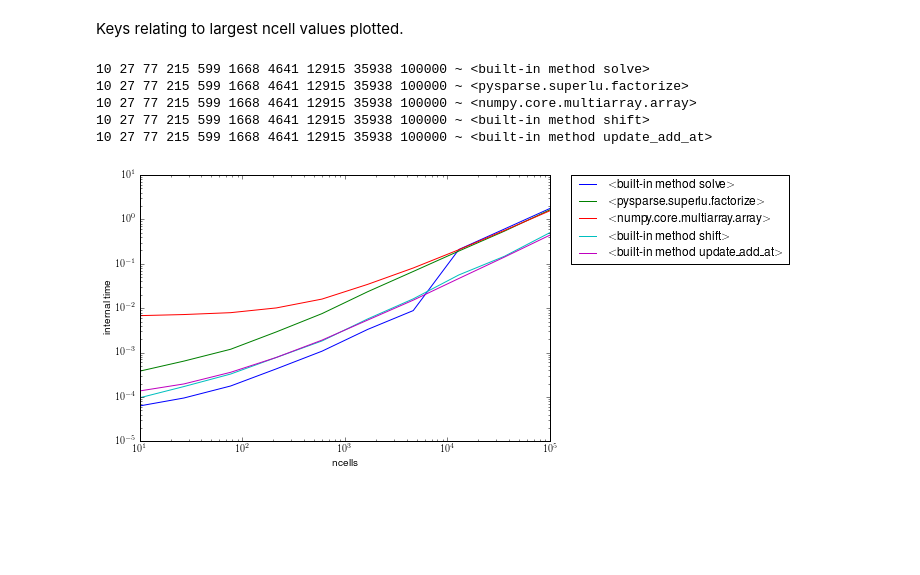
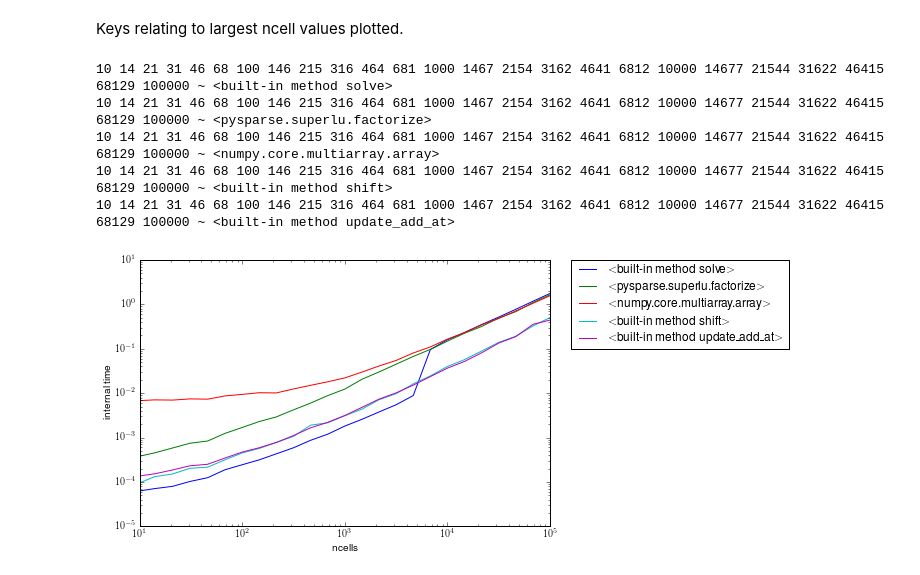
Before and after one commit to dmurali1/SURF2013, a Jupyter notebook: Preliminary_Profiling.ipynb, the cells around one changed output. Cells and saved outputs as stored; diff of their text form; code cells hidden in the pictures; blank space fills up the shorter version.

```diff
--- a/Preliminary_Profiling.ipynb
+++ b/Preliminary_Profiling.ipynb
@@ -191,14 +190,14 @@ prof.plot(keys[:5], "time", doFullProfile=False)
 # %% [markdown]
 Keys relating to largest ncell values plotted.
 # %%
-ncells = np.array(np.logspace(1, 5, 10), dtype=int)
+ncells = np.array(np.logspace(1, 5, 25), dtype=int)
 prof = FiPyProfile(Coupled, ncells, regenerate=False)
 keys = prof.get_sorted_keys(ncells[-1], sort_field="time")
-prof.plot(keys[:5], "time", doFullProfile=False)
+prof.plot(keys[:5], "time")
 # %% [output]
-10 27 77 215 599 1668 4641 12915 35938 100000 ~ <built-in method solve>
-10 27 77 215 599 1668 4641 12915 35938 100000 ~ <pysparse.superlu.factorize>
-10 27 77 215 599 1668 4641 12915 35938 100000 ~ <numpy.core.multiarray.array>
-10 27 77 215 599 1668 4641 12915 35938 100000 ~ <built-in method shift>
-10 27 77 215 599 1668 4641 12915 35938 100000 ~ <built-in method update_add_at>
+10 14 21 31 46 68 100 146 215 316 464 681 1000 1467 2154 3162 4641 6812 10000 14677 21544 31622 46415 68129 100000 ~ <built-in method solve>
+10 14 21 31 46 68 100 146 215 316 464 681 1000 1467 2154 3162 4641 6812 10000 14677 21544 31622 46415 68129 100000 ~ <pysparse.superlu.factorize>
+10 14 21 31 46 68 100 146 215 316 464 681 1000 1467 2154 3162 4641 6812 10000 14677 21544 31622 46415 68129 100000 ~ <numpy.core.multiarray.array>
+10 14 21 31 46 68 100 146 215 316 464 681 1000 1467 2154 3162 4641 6812 10000 14677 21544 31622 46415 68129 100000 ~ <built-in method shift>
+10 14 21 31 46 68 100 146 215 316 464 681 1000 1467 2154 3162 4641 6812 10000 14677 21544 31622 46415 68129 100000 ~ <built-in method update_add_at>
-[figure, old version]
+[figure, new version]
```
Also changed, not shown: parts of 7 cells of this notebook, 3 other files.
